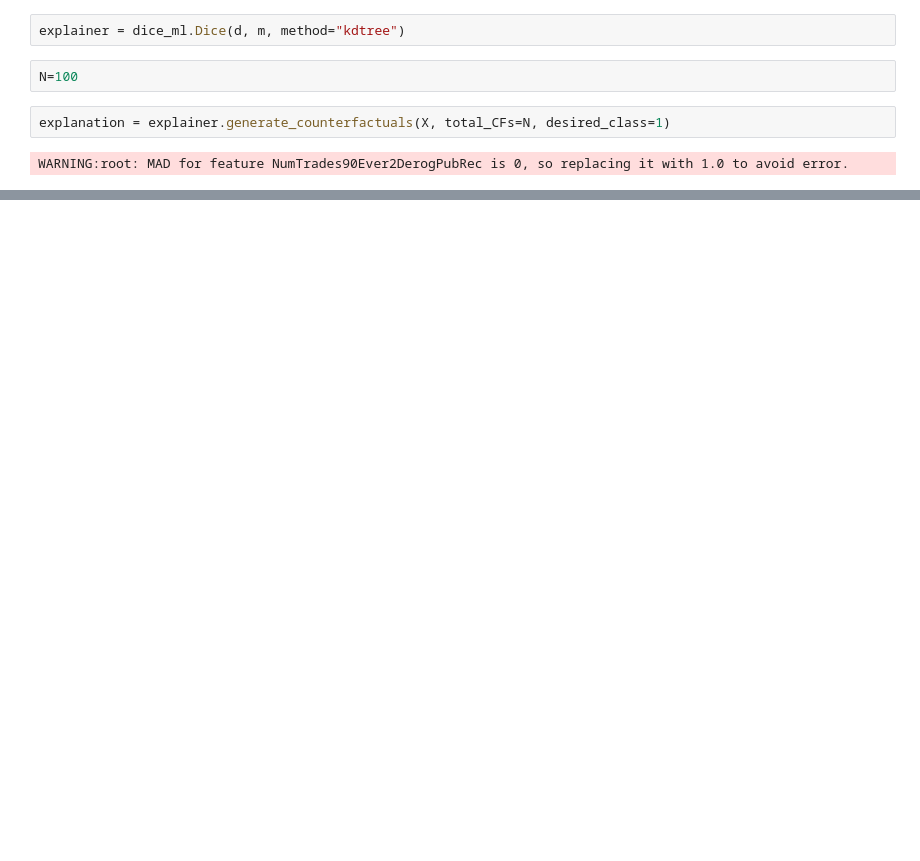
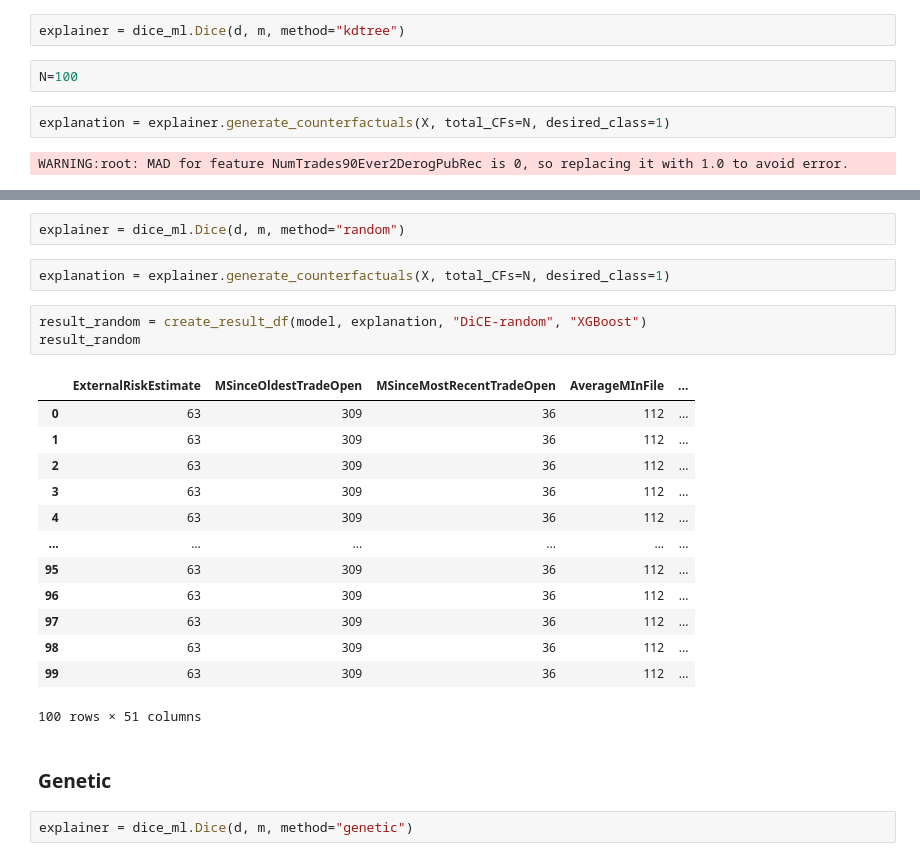
Before and after one commit to ruivieira/experiments, a Jupyter notebook: notebooks/counterfactuals/05-dice.ipynb, the cells around one changed output, grey strips where cells are left out. Cells and saved outputs as stored; diff of their text form; blank space fills up the shorter version.

```diff
--- a/notebooks/counterfactuals/05-dice.ipynb
+++ b/notebooks/counterfactuals/05-dice.ipynb
@@ -170,0 +124,25 @@ Sparsity mean: 16.51, std: 1.2922461065911555
+# %%
+explainer = dice_ml.Dice(d, m, method="random")
+# %%
+explanation = explainer.generate_counterfactuals(X, total_CFs=N, desired_class=1)
+# %%
+result_random = create_result_df(model, explanation, "DiCE-random", "XGBoost")
+result_random
+# %% [output]
+|  | ExternalRiskEstimate | MSinceOldestTradeOpen | MSinceMostRecentTradeOpen | AverageMInFile | ... |
+| 0 | 63 | 309 | 36 | 112 | ... |
+| 1 | 63 | 309 | 36 | 112 | ... |
+| 2 | 63 | 309 | 36 | 112 | ... |
+| 3 | 63 | 309 | 36 | 112 | ... |
+| 4 | 63 | 309 | 36 | 112 | ... |
+| ... | ... | ... | ... | ... | ... |
+| 95 | 63 | 309 | 36 | 112 | ... |
+| 96 | 63 | 309 | 36 | 112 | ... |
+| 97 | 63 | 309 | 36 | 112 | ... |
+| 98 | 63 | 309 | 36 | 112 | ... |
+| 99 | 63 | 309 | 36 | 112 | ... |
+100 rows × 51 columns
+# %% [markdown]
+### Genetic
+# %%
+explainer = dice_ml.Dice(d, m, method="genetic")
```
Also changed, not shown: parts of 49 cells of this notebook.
